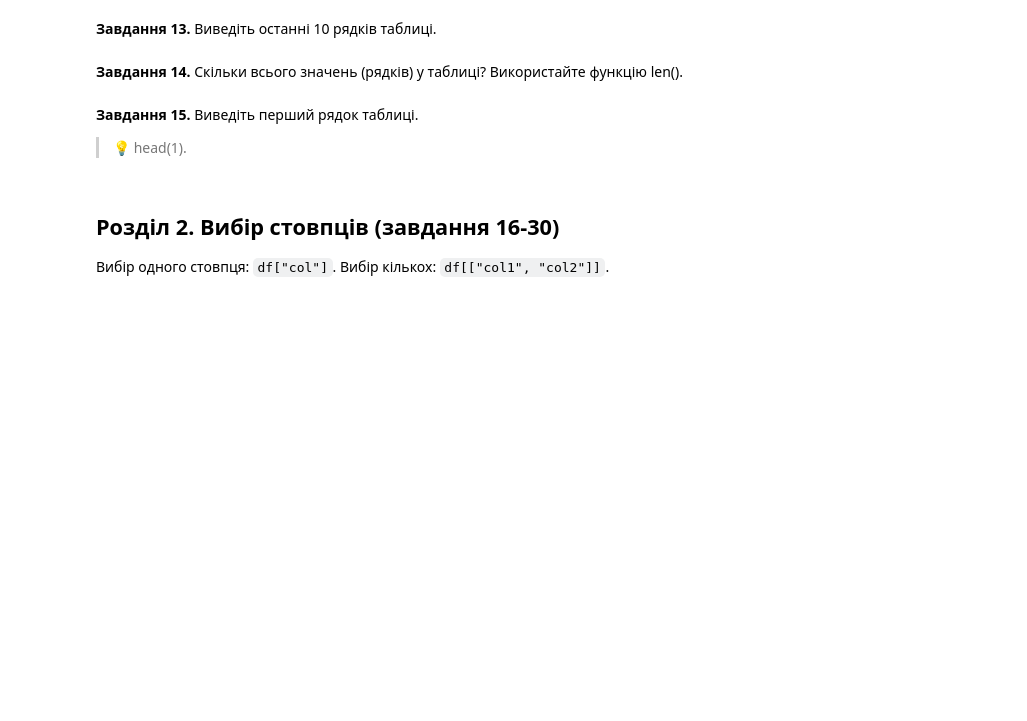
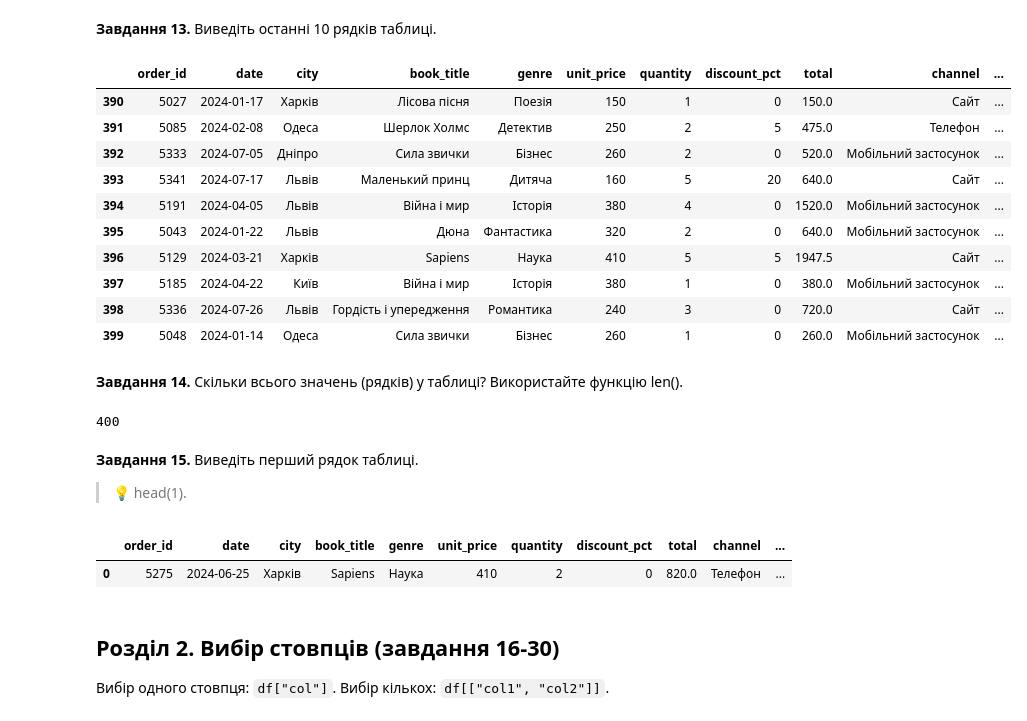
Before and after one commit to volodymyr-holovan/DTA2026, a Jupyter notebook: homework/pandas_practice_120.ipynb, the cells around one changed output. Cells and saved outputs as stored; diff of their text form; code cells hidden in the pictures; blank space fills up the shorter version.

```diff
--- a/homework/pandas_practice_120.ipynb
+++ b/homework/pandas_practice_120.ipynb
@@ -123,5 +230,18 @@ df.head()
 **Завдання 13.** Виведіть останні 10 рядків таблиці.
 # %%
 # Завдання 13:
+df.tail(10)
+# %% [output]
+|  | order_id | date | city | book_title | genre | unit_price | quantity | discount_pct | total | channel | ... |
+| 390 | 5027 | 2024-01-17 | Харків | Лісова пісня | Поезія | 150 | 1 | 0 | 150.0 | Сайт | ... |
+| 391 | 5085 | 2024-02-08 | Одеса | Шерлок Холмс | Детектив | 250 | 2 | 5 | 475.0 | Телефон | ... |
+| 392 | 5333 | 2024-07-05 | Дніпро | Сила звички | Бізнес | 260 | 2 | 0 | 520.0 | Мобільний застосунок | ... |
+| 393 | 5341 | 2024-07-17 | Львів | Маленький принц | Дитяча | 160 | 5 | 20 | 640.0 | Сайт | ... |
+| 394 | 5191 | 2024-04-05 | Львів | Війна і мир | Історія | 380 | 4 | 0 | 1520.0 | Мобільний застосунок | ... |
+| 395 | 5043 | 2024-01-22 | Львів | Дюна | Фантастика | 320 | 2 | 0 | 640.0 | Мобільний застосунок | ... |
+| 396 | 5129 | 2024-03-21 | Харків | Sapiens | Наука | 410 | 5 | 5 | 1947.5 | Сайт | ... |
+| 397 | 5185 | 2024-04-22 | Київ | Війна і мир | Історія | 380 | 1 | 0 | 380.0 | Мобільний застосунок | ... |
+| 398 | 5336 | 2024-07-26 | Львів | Гордість і упередження | Романтика | 240 | 3 | 0 | 720.0 | Сайт | ... |
+| 399 | 5048 | 2024-01-14 | Одеса | Сила звички | Бізнес | 260 | 1 | 0 | 260.0 | Мобільний застосунок | ... |
 # %% [markdown]
 **Завдання 14.** Скільки всього значень (рядків) у таблиці? Використайте функцію len().
@@ -130,9 +248,17 @@ df.head()
+# %%
+len(df)
+# %% [output]
+400
 # %% [markdown]
 **Завдання 15.** Виведіть перший рядок таблиці.
 
 > 💡 head(1).
 # %%
 # Завдання 15:
+df.head(1)
+# %% [output]
+|  | order_id | date | city | book_title | genre | unit_price | quantity | discount_pct | total | channel | ... |
+| 0 | 5275 | 2024-06-25 | Харків | Sapiens | Наука | 410 | 2 | 0 | 820.0 | Телефон | ... |
 # %% [markdown]
 ## Розділ 2. Вибір стовпців (завдання 16-30)
 
```
Also changed, not shown: parts of 13 cells of this notebook.
